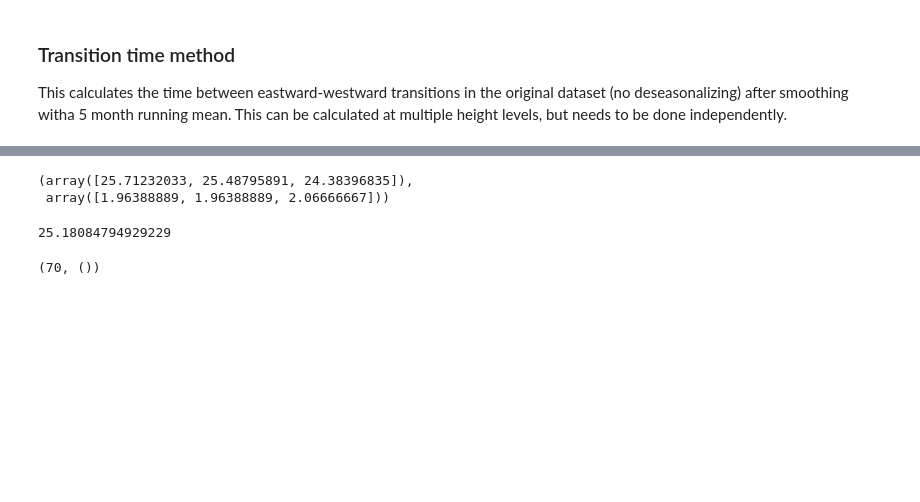
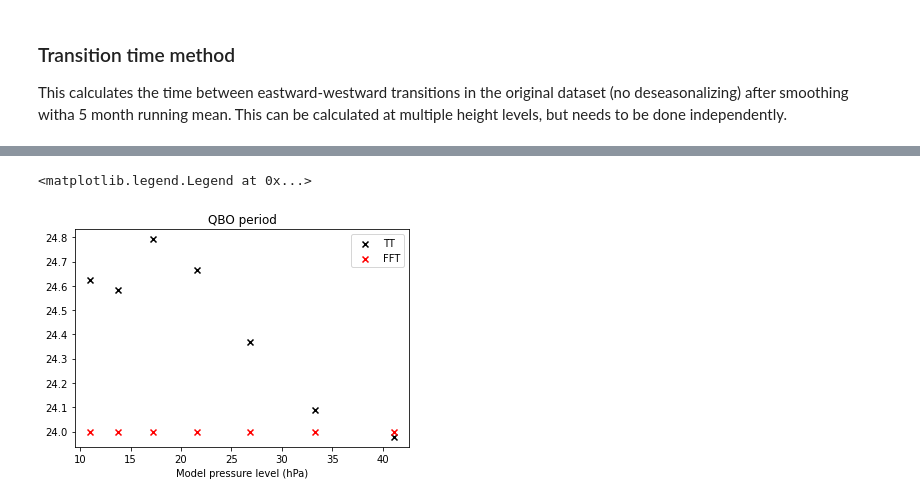
Before and after one commit to lm2612/MiMA_analysis, a Jupyter notebook: Notebooks/QBO_properties.ipynb, the cells around one changed output, grey strips where cells are left out. Saved outputs shown, nothing was run; the diff lists cells and outputs as text; code cells hidden in the pictures; blank space fills up the shorter version.

```diff
--- a/Notebooks/QBO_properties.ipynb
+++ b/Notebooks/QBO_properties.ipynb
@@ -73,4 +111,6 @@ amplitudes_DD
 ### FFT method for calculating period
 This method uses an FFT to find the maximum peak in the spectrum. The data is first padded with zeros on either side to increase spectral resolution, we do not need to remove high variability as this will not be the maximum peak of the spectrum. This can be calculated at multiple height levels.
 # %%
-period_FFT = get_QBO_period_FFT(u_zonal)
+u_deseason_strat = deseasonalize(u_zonal_strat, time[:])
+periods_FFT = get_QBO_period_FFT(u_zonal_strat)
+periods_dFFT = get_QBO_period_FFT(u_deseason_strat)
@@ -99,7 +156,9 @@ plt.legend()
 # %%
-plt.plot(p_strat, period_TT, label='TT', fmt='kx')
-plt.plot(p_strat, period_FFT, label='FFT', fmt='bx')
+plt.title('QBO period')
+plt.scatter(p_strat, periods_TT, label='TT', marker='x', color='k')
+plt.scatter(p_strat, periods_FFT, label='FFT', marker='x', color='r')
+plt.xlabel('Model pressure level (hPa)')
 plt.legend()
 # %% [output]
-(array([25.71232033, 25.48795891, 24.38396835]),
- array([1.96388889, 1.96388889, 2.06666667]))
+<matplotlib.legend.Legend at 0x...>
+[figure, added]
@@ -108,4 +164,0 @@ avg_amplitude = np.average(amplitudes, weights=periods_yr)
-# %%
-avg_amplitude
-# %% [output]
-25.18084794929229
@@ -114,8 +164,0 @@ from QBO_metrics.get_QBO_amplitude_DD import get_QBO_amplitude_DD
-# %%
-shape_u = u_zonal.shape
-shape_u1 = u_zonal.shape[1:]
-shape_u0 = shape_u[0]*10
-new_shape = (shape_u0, shape_u1[:])
-new_shape
-# %% [output]
-(70, ())
```
Also changed, not shown: parts of 15 cells of this notebook.
